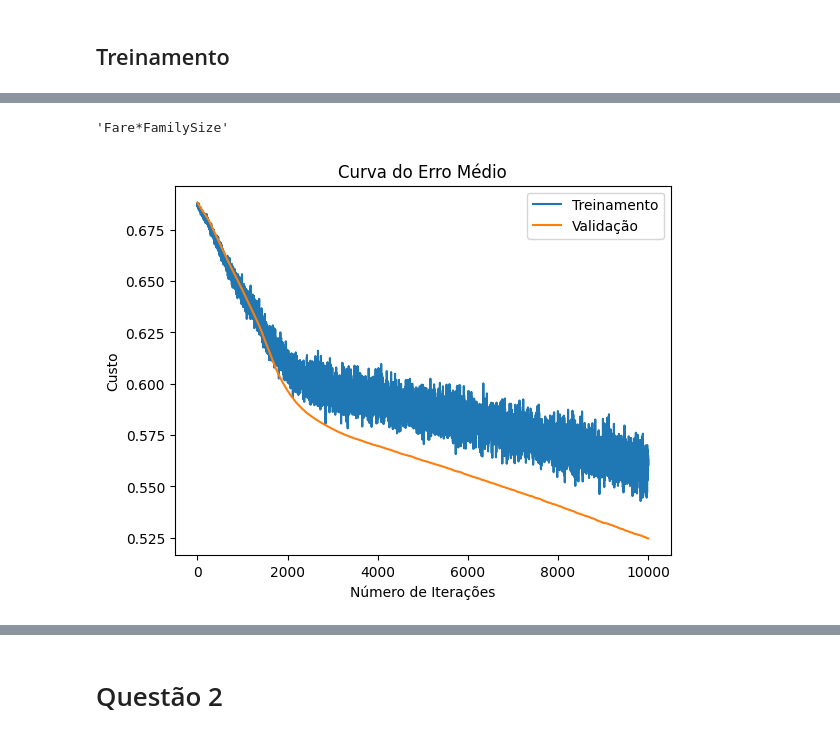
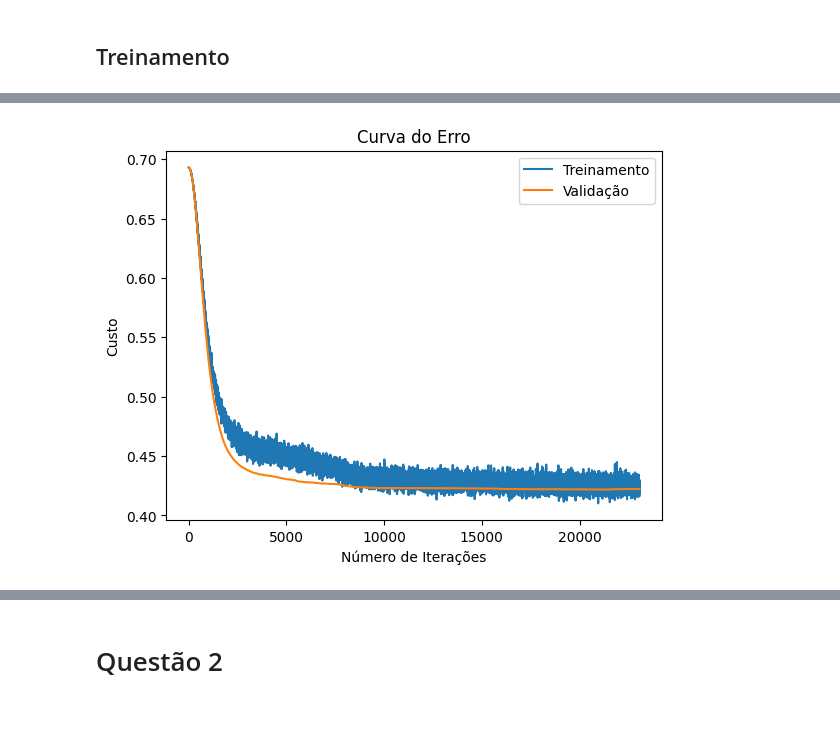
Before and after one commit to ArthurrCr/DEEP-LEARNING, a Jupyter notebook: [DL] 2A Lista_.ipynb, the cells around one changed output, grey strips where cells are left out. Cells and saved outputs as stored; diff of their text form; code cells hidden in the pictures.

```diff
--- a/[DL] 2A Lista_.ipynb
+++ b/[DL] 2A Lista_.ipynb
@@ -269,0 +182,22 @@ train_data
+# %%
+# Identificando a classe minoritária
+minority_class = train_data['Survived'].value_counts().idxmin()
+
+# Filtrando as instâncias da classe minoritária
+minority_data = train_data[train_data['Survived'] == minority_class]
+
+# Calculando quantas instâncias precisamos replicar para alcançar o equilíbrio
+majority_count = train_data['Survived'].value_counts().max()
+minority_count = train_data['Survived'].value_counts().min()
+replicate_times = majority_count - minority_count
+
+# Replicando as instâncias da classe minoritária
+oversampled_minority_data = minority_data.sample(n=replicate_times, replace=True, random_state=42)
+
+# Combinando os dados replicados com o conjunto de dados original para obter um conjunto equilibrado
+train_data = pd.concat([train_data, oversampled_minority_data])
+
+# Verificando o novo balanceamento das classes
+balanced_class_distribution = train_data['Survived'].value_counts()
+
+balanced_class_distribution
@@ -275,4 +212,4 @@ test_data.dropna(inplace=True)
 X = train_data.drop('Survived', axis=1)
 y = train_data['Survived']
 
-X_train, X_val, y_train, y_val = train_test_split(X, y, test_size=0.2, random_state=42)
+X_train, X_val, y_train, y_val = train_test_split(X, y, test_size=0.1, random_state=42)
@@ -359,7 +287,18 @@ def linear_forward(A, W, b):
 # %%
 # Implementa a função de ativação Sigmoid
 def sigmoid(Z):
-    A = 1 / (1 + np.exp(-Z))
+    # Cria uma matriz A vazia com a mesma forma de Z para armazenar o resultado
+    A = np.zeros_like(Z)
+
+    # Para Z positivo grande, sigmoid se aproxima de 1
+    pos_mask = Z > 0
+    A[pos_mask] = 1 / (1 + np.exp(-Z[pos_mask]))
+
+    # Para Z negativo, use a forma alternativa para evitar overflow
+    neg_mask = ~pos_mask
+    exp_Z_neg = np.exp(Z[neg_mask])
+    A[neg_mask] = exp_Z_neg / (1 + exp_Z_neg)
+
     cache = Z
     return A, cache
 
@@ -541,10 +480,9 @@ def linear_backward(dZ, cache, lambd):
 ### Derivadas das funções de ativação
 # %%
 def sigmoid_backward(dA, cache):
-
     Z = cache
-    s = 1/(1+np.exp(-Z))
-    dZ = dA * s * (1-s)
+    s,_ = sigmoid(Z)
+    dZ = dA * s * (1 - s)
     return dZ
 
 def relu_backward(dA, cache):
@@ -944,25 +809,21 @@ Feature 28: 3.89% change in accuracy on average
-# %%
-features[27]
-# %% [output]
-'Fare*FamilySize'
 # %%
 # Número de iterações realizadas (considerando que o loop pode ter parado antes do fim)
 iterations = len(costs_train)
 
 # Plotando o custo de treinamento e validação
 plt.plot(range(iterations), costs_train, label='Treinamento')
 plt.plot(range(iterations), costs_val, label='Validação')
 
 # Adicionando títulos e legendas
-plt.title('Curva do Erro Médio')
+plt.title('Curva do Erro')
 plt.xlabel('Número de Iterações')
 plt.ylabel('Custo')
 plt.legend()
 
 # Exibindo o gráfico
 plt.show()
 # %% [output]
-[figure, old version]
+[figure, new version]
 # %%
 predictions_val_final = predictions_val.astype(int).flatten()
 y_val_final = y_val.flatten()
```
Also changed, not shown: parts of 35 cells of this notebook, 1 other file.
